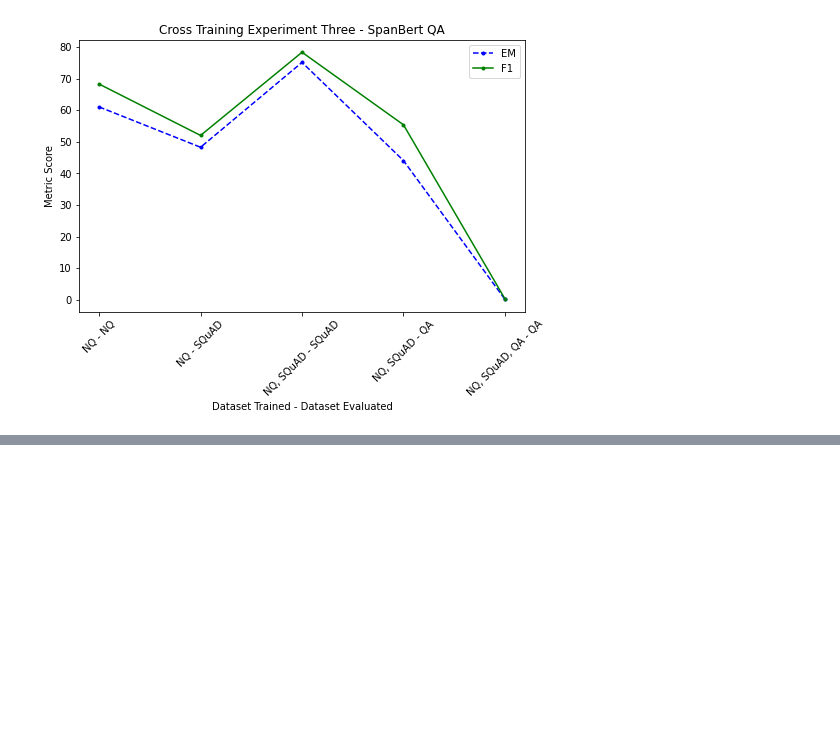
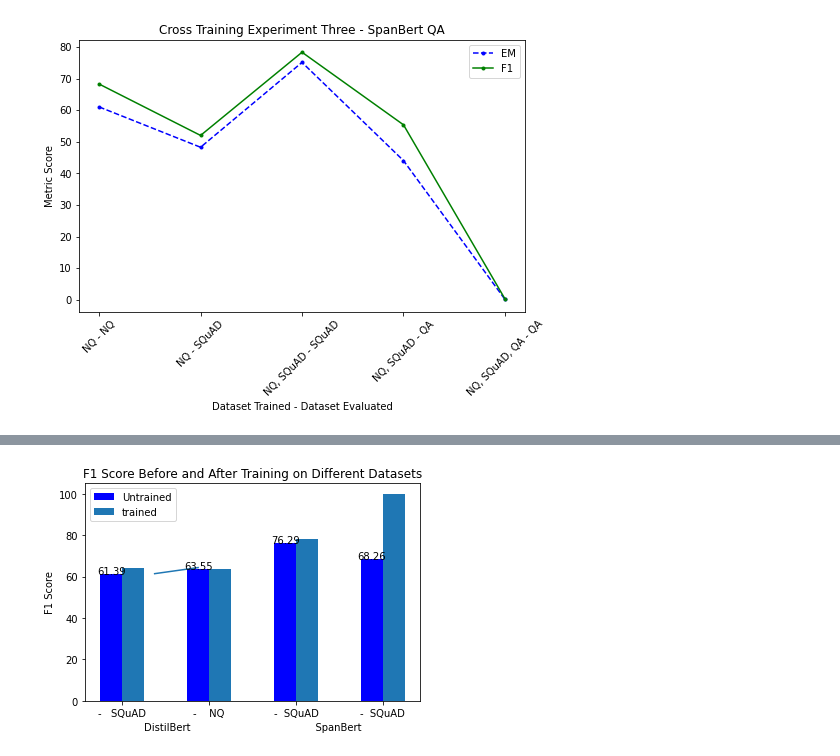
Before and after one commit to fidelianawar/W266-NLP-Final-BertTransferLearning, a Jupyter notebook: W266_Results_Viz.ipynb, the cells around one changed output, grey strips where cells are left out. Cells and saved outputs as stored; diff of their text form; code cells hidden in the pictures; blank space fills up the shorter version.

```diff
--- a/W266_Results_Viz.ipynb
+++ b/W266_Results_Viz.ipynb
@@ -59,0 +100,34 @@ plt.legend(loc = 'upper right')
+# %%
+import numpy as np
+n =4
+r = np.arange(n)
+width = .25
+
+#number of ticks
+ticks = 8
+ticks_array = np.arange(ticks)
+
+
+not_trained = [61.39, 63.55,76.29, 68.26]
+trained = [64.33,63.79,77.96, 100]
+
+
+
+for i in range(len(r)):
+  plt.text(i,not_trained[i], not_trained[i], ha = 'center')
+
+plt.bar(r, not_trained, color = 'b', width = width, label = 'Untrained')
+plt.bar(r + width, trained, width = width, label = 'trained')
+
+plt.xlabel('DistilBert                                        SpanBert')
+plt.ylabel('F1 Score')
+plt.legend()
+plt.title('F1 Score Before and After Training on Different Datasets')
+
+plt.xticks(r+ width/2, ['-   SQuAD', '-    NQ', '-  SQuAD', '-  SQuAD'])
+#plt.xticks(rotation = 45)
+
+plt.plot((.5,1), bar1)
+plt.show()
+# %% [output]
+[figure, added]
```
Also changed, not shown: parts of 3 cells of this notebook.
